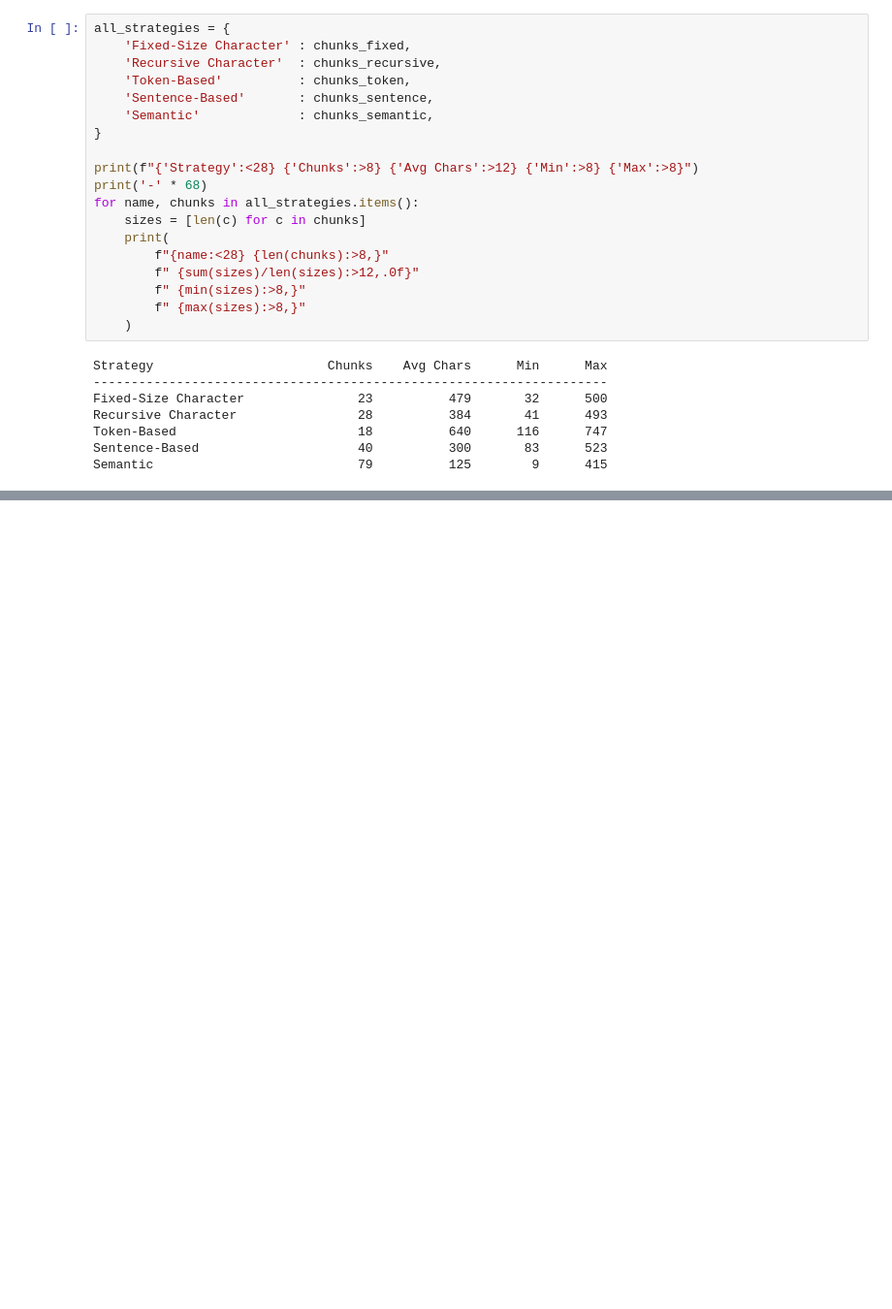
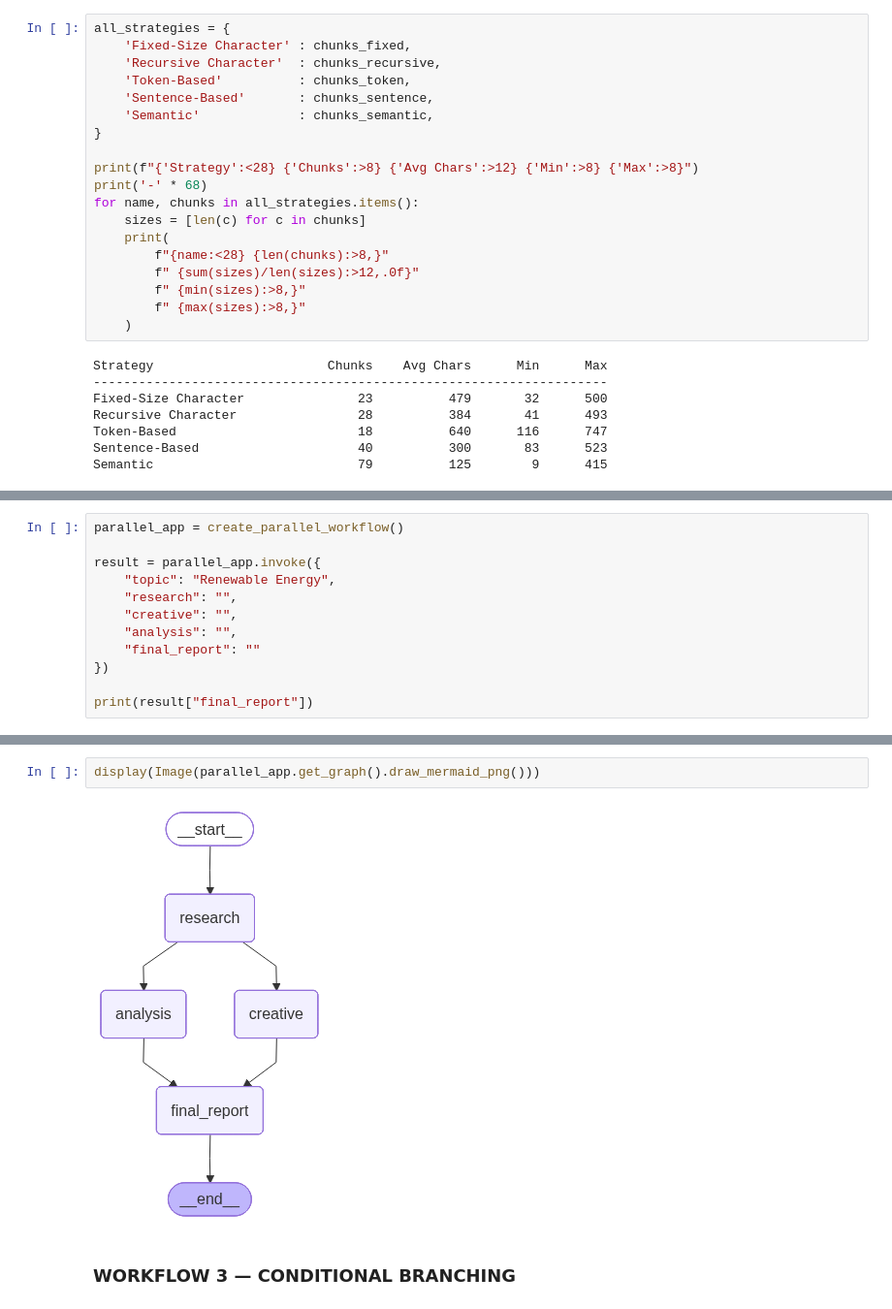
Before and after one commit to UdayKajana/altogether_archive, a Jupyter notebook: machine_learning.ipynb, the cells around one changed output, grey strips where cells are left out. Shown at 97% size. Cells and saved outputs as stored; diff of their text form; blank space fills up the shorter version.

```diff
--- a/machine_learning.ipynb
+++ b/machine_learning.ipynb
@@ -555,0 +742,12 @@ Semantic                           79          125        9      415
+# %%
+parallel_app = create_parallel_workflow()
+
+result = parallel_app.invoke({
+    "topic": "Renewable Energy",
+    "research": "",
+    "creative": "",
+    "analysis": "",
+    "final_report": ""
+})
+
+print(result["final_report"])
@@ -555,0 +765,6 @@ Semantic                           79          125        9      415
+# %%
+display(Image(parallel_app.get_graph().draw_mermaid_png()))
+# %% [output]
+[figure, added]
+# %% [markdown]
+### **WORKFLOW 3 — CONDITIONAL BRANCHING**
```
Also changed, not shown: parts of 17 cells of this notebook.
